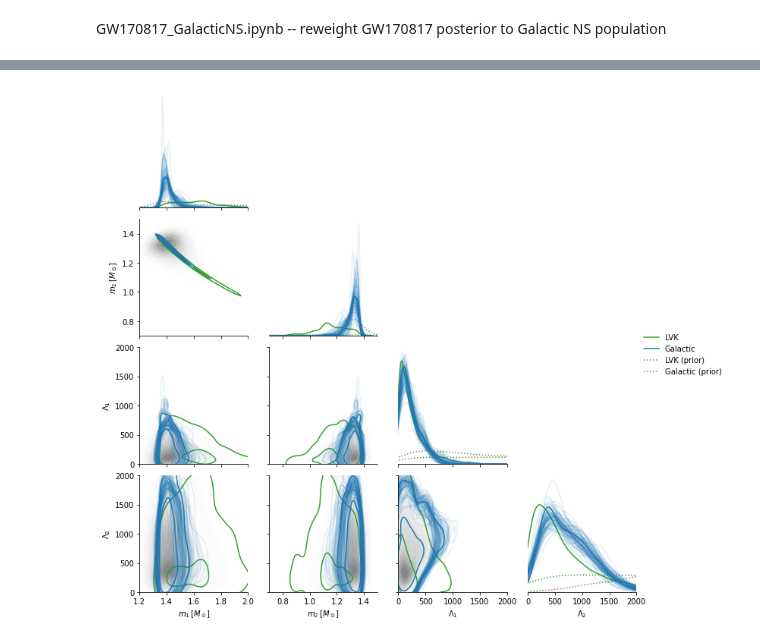
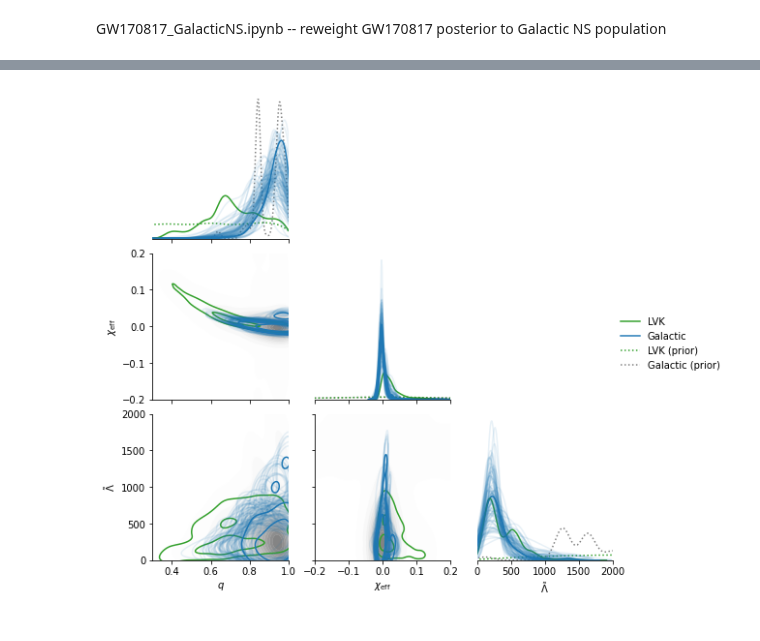
Before and after one commit to daniellmarc/reweighted-dns, a Jupyter notebook: GW170817_GalacticNS.ipynb, the cells around one changed output, grey strips where cells are left out. Cells and saved outputs as stored; diff of their text form; code cells hidden in the pictures.

Commit message:
Update pop model

```diff
--- a/GW170817_GalacticNS.ipynb
+++ b/GW170817_GalacticNS.ipynb
@@ -196,9 +119,9 @@ data0['prior'] = 'LVK'
 
 df = pd.concat([data, data0]).reset_index()
 # %%
-# draw samples from the original prior distribution, so that we can plot it -- this functionality will eventually be moved into sodapop
+# draw samples from the original prior distribution, so that we can plot it
 
-num_prior = 1000
+num_prior = 5000
 
 prior_data0 = data0.truncate(after=num_prior-1).copy()
 massA = np.random.uniform(0.5,7.7,num_prior)
@@ -266,26 +192,39 @@ prior_data0['prior'] = 'LVK (prior)'
 prior_df = pd.concat([prior_data, prior_data0]).reset_index()
 
 all_df = pd.concat([df, prior_df]).reset_index()
+# %%
+# now let's add some uncertainty to the population model by loading many realizations of the population-informed prior
+
+import requests as rq
+import h5py
+
+pop_posterior_path = 'https://github.com/farr/AlsingNSMassReplication/raw/master/ar.nc' # get bimodal population parameter posterior samples from arXiv:2005.00032
+pop_posterior_file = rq.get(pop_posterior_path,allow_redirects=True)
+with open('ar.nc','wb') as outfile:
+		outfile.write(pop_posterior_file.content)
+pop_posterior = h5py.File('ar.nc','r')
+
+mu1s = list(np.array(pop_posterior['posterior']['mus'][:,:,0]).flatten())
+mu2s = list(np.array(pop_posterior['posterior']['mus'][:,:,1]).flatten())
+sigma1s = list(np.array(pop_posterior['posterior']['sigmas'][:,:,0]).flatten())
+sigma2s = list(np.array(pop_posterior['posterior']['sigmas'][:,:,1]).flatten())
+mmaxs = list(np.array(pop_posterior['posterior']['mmax'][:,:]).flatten())
+mmins = list(np.full(len(mmaxs),0.))
+ws = list(np.array(pop_posterior['posterior']['As'][:,:,0]).flatten())
 # %%
-# now let's add some uncertainty to the population model, reweight to many realizations of the popuation-informed prior, and average
+# reweight to each realization of the population-informed prior, and marginalize
 
 num_pops = 100
-
-mu1s = np.random.normal(1.34,0.03,num_pops)
-mu2s = np.random.normal(1.80,0.17,num_pops)
-sigma1s = np.random.normal(0.07,0.02,num_pops)
-sigma2s = np.random.normal(0.21,0.16,num_pops)
-ws = np.random.normal(0.65,0.12,num_pops)
-mmins = np.random.uniform(0.9,0.9,num_pops)
-mmaxs = np.random.normal(2.12,0.11,num_pops)
 
 ii = 0
 for pop_params in zip(mu1s,sigma1s,mu2s,sigma2s,ws,mmins,mmaxs):
 
+  pop_params = list(pop_params) + [0., 0.89, 0., 5000.]
+
   pop_data = data0.sample(1000)
 
   pop_data['massweight'] = pop_data.apply(lambda row :
-                            new_prior_mass(row['m1'],row['m2'],pop_params)*allowed_chi1chi2(row['spin1'],row['spin2'])*allowed_lambda1lambda2(row['lambda1'],row['lambda2'])
+                            new_prior_mass(row['m1'],row['m2'],row['spin1'],row['spin2'],row['lambda1'],row['lambda2'],pop_params)
                             /  old_prior_mass(row['m1'],row['m2'],row['luminosity_distance_Mpc'])
                             , axis = 1)
 
@@ -296,6 +235,7 @@ for pop_params in zip(mu1s,sigma1s,mu2s,sigma2s,ws,mmins,mmaxs):
   else: popmarg_data = popmarg_data.append(pop_data)
 
   ii += 1
+  if ii >= num_pops: break
 # %%
 # store the population-marginalized samples in the dataframe with the others
 
@@ -342,8 +282,8 @@ def fancy_corner(df,vars,hue_col='prior',wt_col='massweight',lower_priors=lower_
             fig.axes[i][j].set_ylabel(replacements[ylabel])
             fig.axes[i][j].set_ylim(*limits[ylabel])
 # %%
-# make a corner plot of the tidal sector
+# make a corner plot of the transformed variables
 
-fancy_corner(marg_df,["m1","m2",'lambda1','lambda2'])
+fancy_corner(marg_df,["q","chi_eff",'lambdatilde'])
 # %% [output]
-[figure, old version]
+[figure, new version]
```
Also changed, not shown: parts of 11 cells of this notebook.
